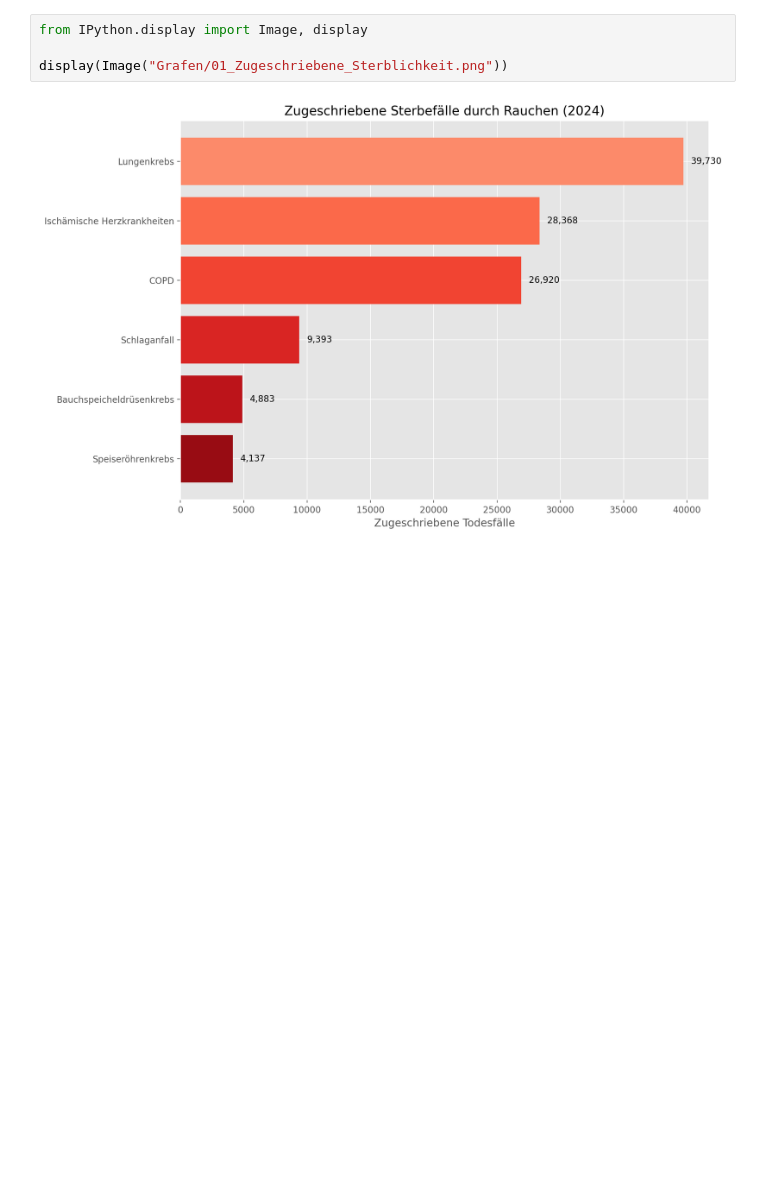
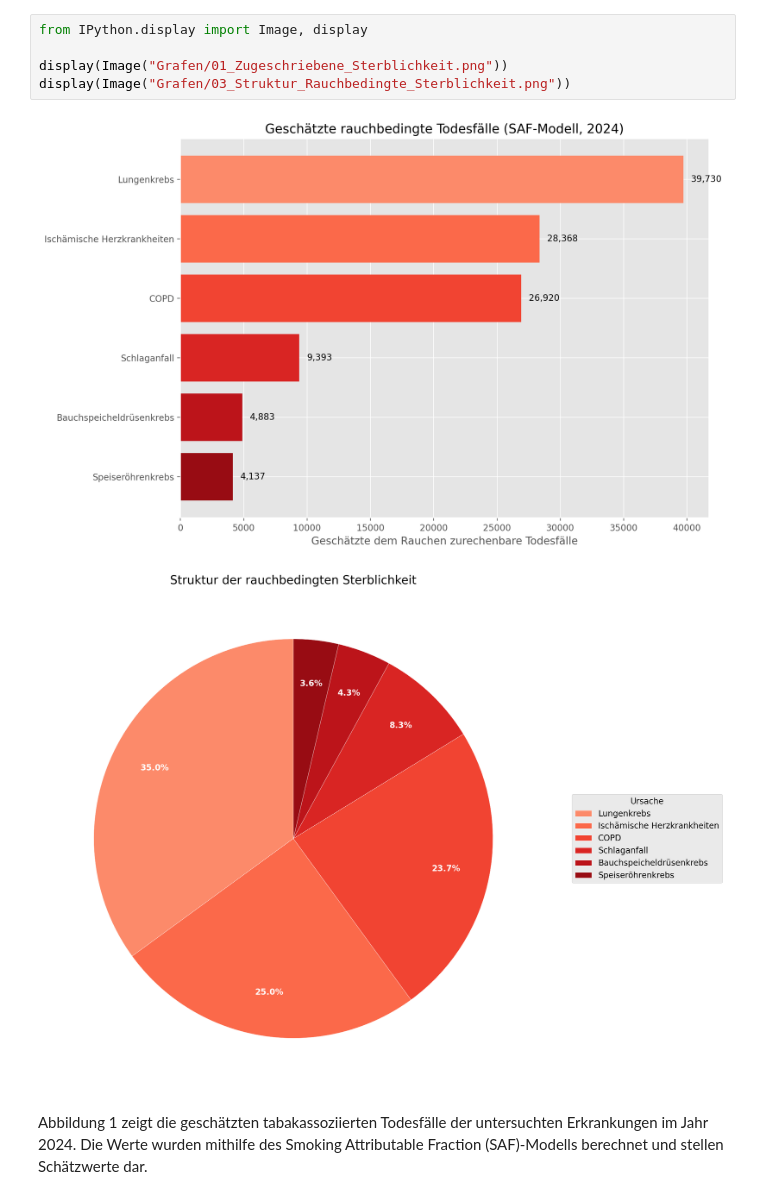
Before and after one commit to evda1011/Informprojekt_SoSe2026, a Jupyter notebook: __Sterblichkeit__/Sterblichkeit.ipynb, the cells around one changed output. Saved outputs shown, nothing was run; the diff lists cells and outputs as text; blank space fills up the shorter version.

```diff
--- a/__Sterblichkeit__/Sterblichkeit.ipynb
+++ b/__Sterblichkeit__/Sterblichkeit.ipynb
@@ -105,6 +68,10 @@ Teil von Krebstodesfällen: 2.57%
 # %%
 from IPython.display import Image, display
 
 display(Image("Grafen/01_Zugeschriebene_Sterblichkeit.png"))
+display(Image("Grafen/03_Struktur_Rauchbedingte_Sterblichkeit.png"))
 # %% [output]
-[figure, old version]
+[figure, new version]
+[figure, added]
+# %% [markdown]
+Abbildung 1 zeigt die geschätzten tabakassoziierten Todesfälle der untersuchten Erkrankungen im Jahr 2024. Die Werte wurden mithilfe des Smoking Attributable Fraction (SAF)-Modells berechnet und stellen Schätzwerte dar.
```
Also changed, not shown: parts of 18 cells of this notebook, 2 other files.
